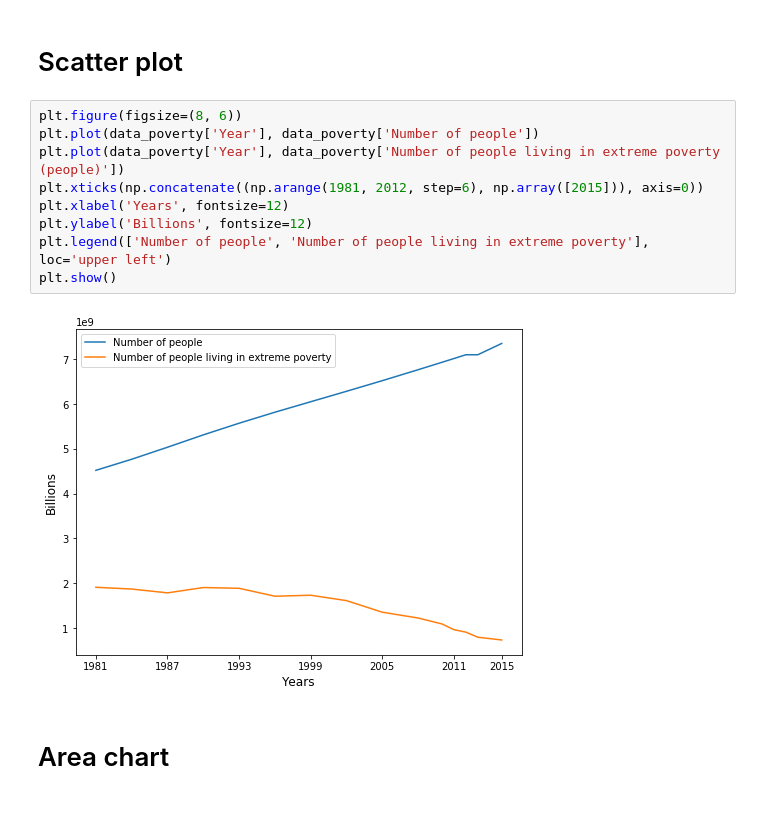
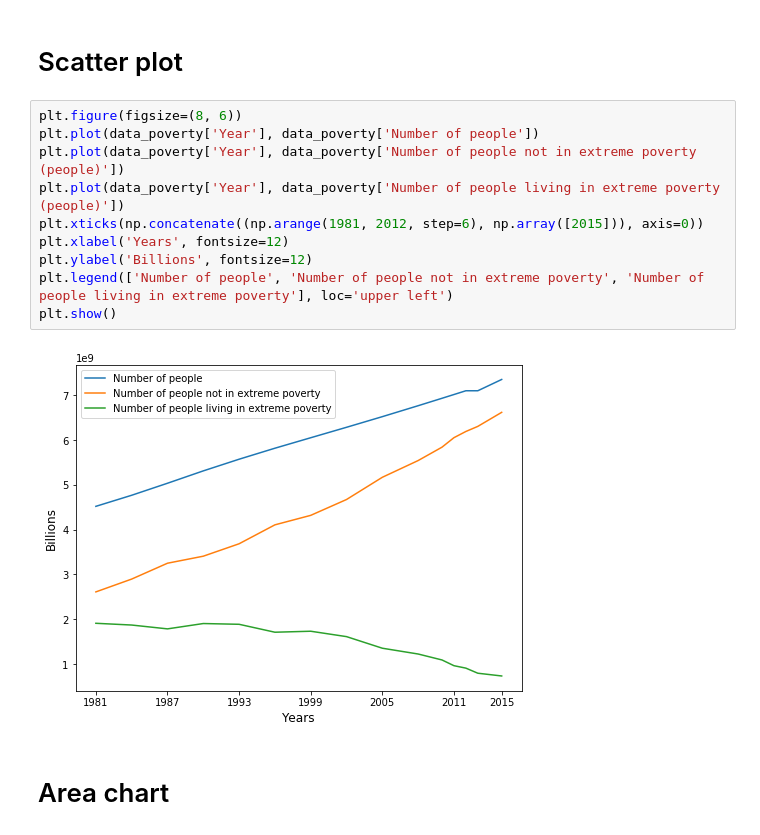
Before and after one commit to torres07/pg-infoviz, a Jupyter notebook: target-1a.ipynb, the cells around one changed output. Cells and saved outputs as stored; diff of their text form.

Commit message:
iterative plots target1a

```diff
--- a/target-1a.ipynb
+++ b/target-1a.ipynb
@@ -49,14 +49,15 @@ data_poverty
 # %%
 plt.figure(figsize=(8, 6))
 plt.plot(data_poverty['Year'], data_poverty['Number of people'])
+plt.plot(data_poverty['Year'], data_poverty['Number of people not in extreme poverty (people)'])
 plt.plot(data_poverty['Year'], data_poverty['Number of people living in extreme poverty (people)'])
 plt.xticks(np.concatenate((np.arange(1981, 2012, step=6), np.array([2015])), axis=0))
 plt.xlabel('Years', fontsize=12)
 plt.ylabel('Billions', fontsize=12)
-plt.legend(['Number of people', 'Number of people living in extreme poverty'], loc='upper left')
+plt.legend(['Number of people', 'Number of people not in extreme poverty', 'Number of people living in extreme poverty'], loc='upper left')
 plt.show()
 # %% [output]
-[figure, old version]
+[figure, new version]
 # %% [markdown]
 # Area chart
 # %%
```
Also changed, not shown: parts of 5 cells of this notebook, 1 other file.
